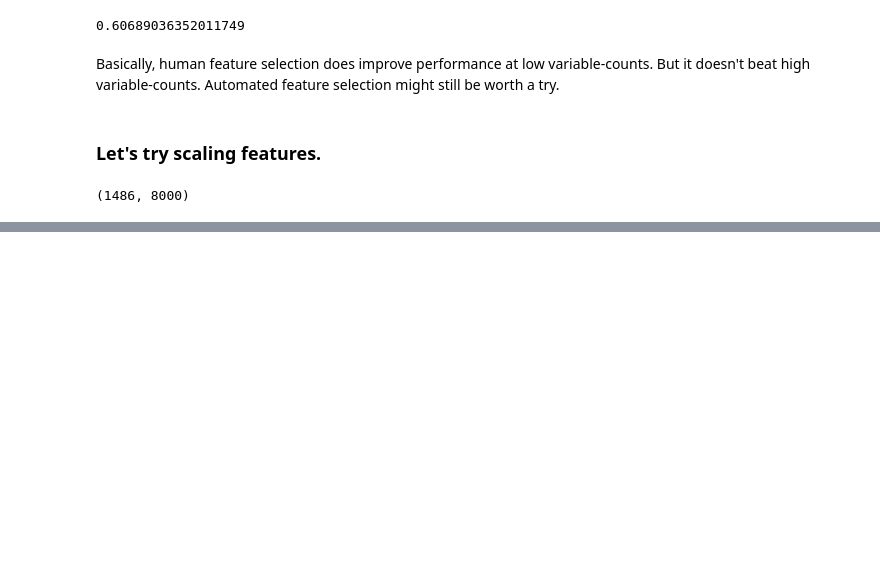
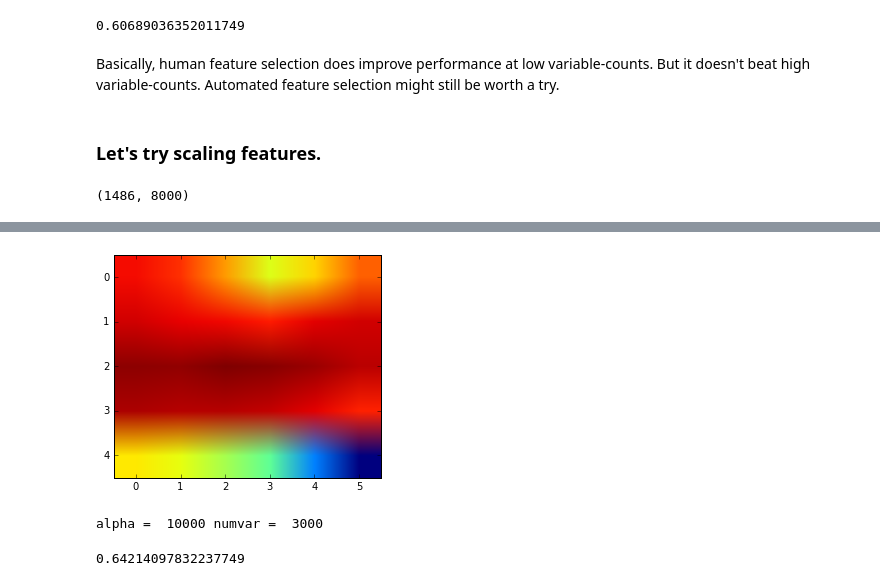
Before and after one commit to tedunderwood/time, a Jupyter notebook: first_model.ipynb, the cells around one changed output, grey strips where cells are left out. Drawn from its saved outputs; the diff is of its cells as text; code cells hidden in the pictures; blank space fills up the shorter version.

```diff
--- a/first_model.ipynb
+++ b/first_model.ipynb
@@ -348,0 +370,13 @@ griddf = grid_test_forscaled(scaled_df, data2model)
+# %%
+plt.imshow(griddf)
+plt.show()
+# %% [output]
+[figure, added]
+# %%
+colidx = griddf.max(axis = 0).idxmax()
+rowidx = griddf.max(axis = 1).idxmax()
+print('alpha = ', rowidx, 'numvar = ', colidx)
+griddf.loc[rowidx, colidx]
+# %% [output]
+alpha =  10000 numvar =  3000
+0.64214097832237749
```
Also changed, not shown: parts of 5 cells of this notebook.
